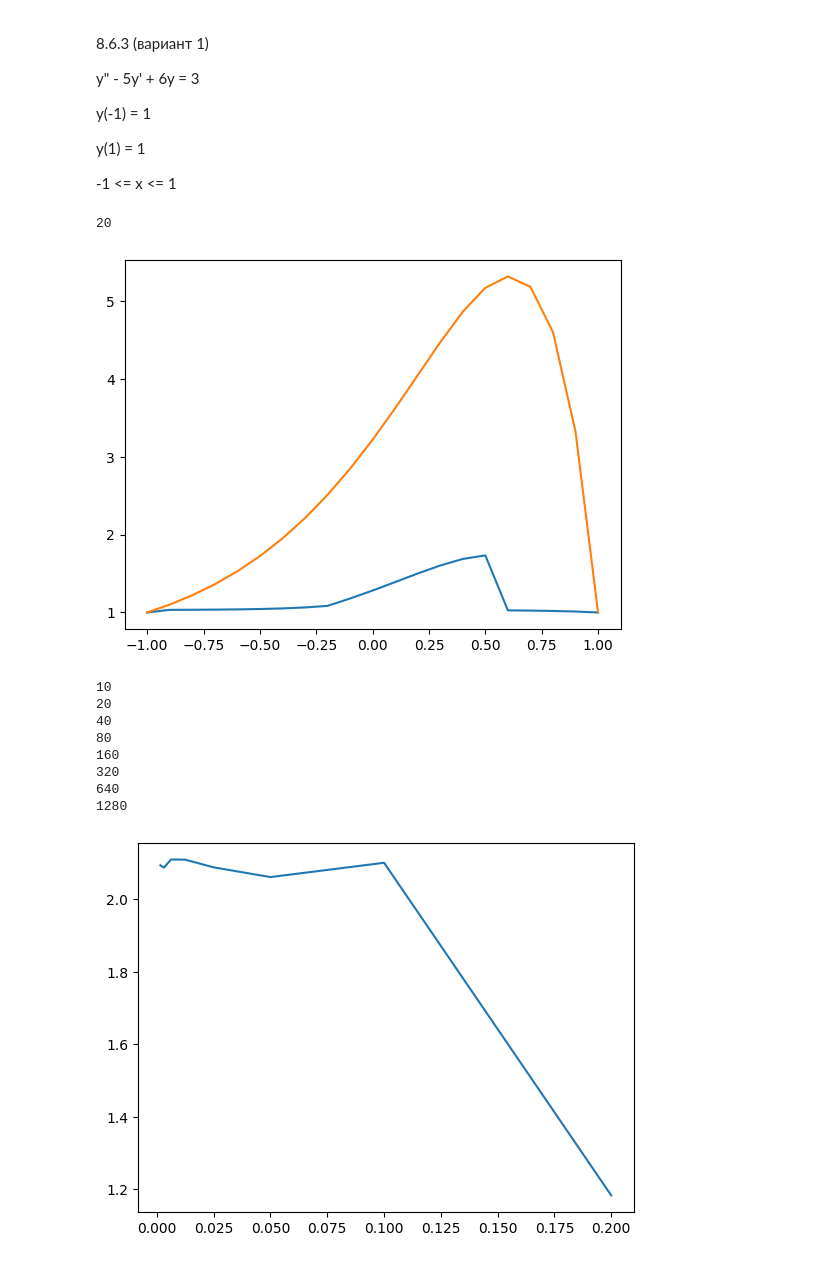
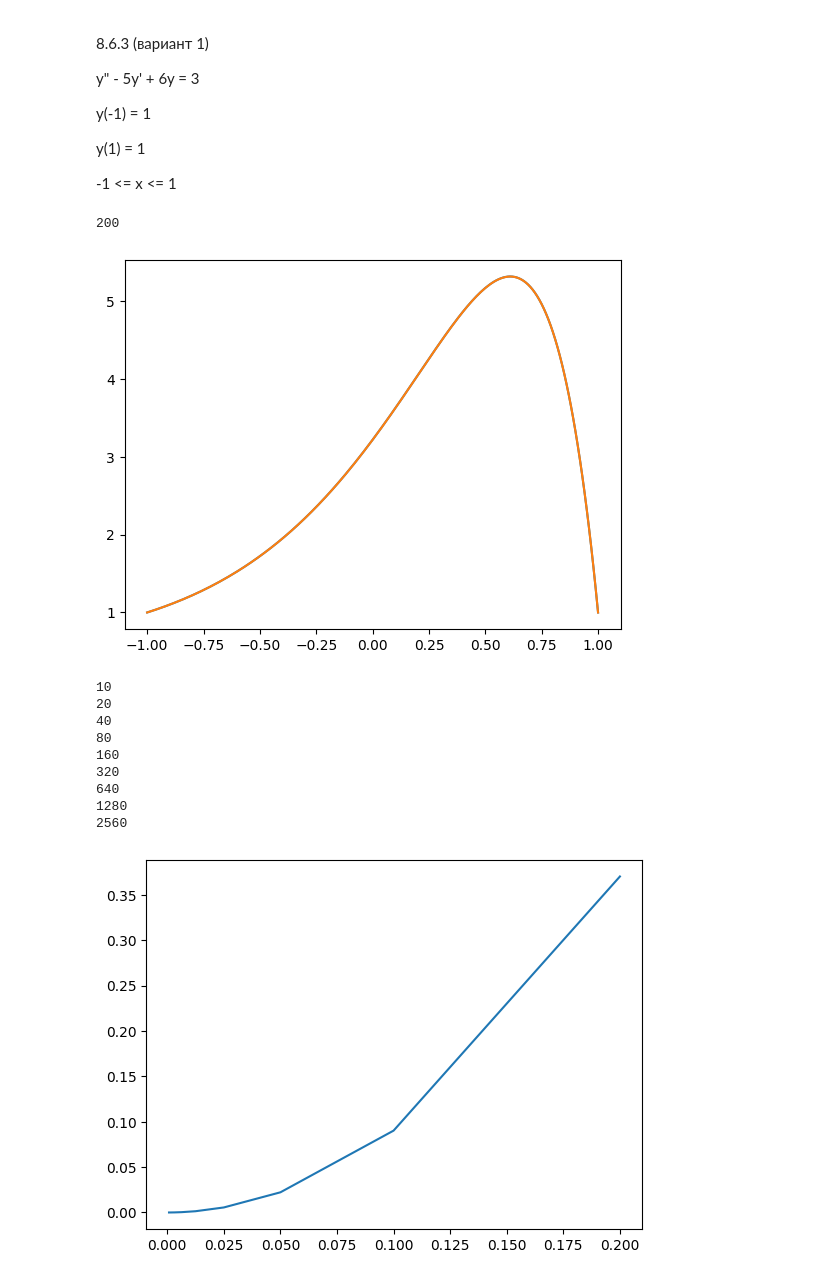
Before and after one commit to Micro-ice-ice/MPE, a Jupyter notebook: BG.ipynb, the cells around one changed output. Drawn from its saved outputs; the diff is of its cells as text; code cells hidden in the pictures.

```diff
--- a/BG.ipynb
+++ b/BG.ipynb
@@ -54,7 +54,7 @@ def analitic(x):
 # %%
 left = -1
 right = 1
-h = 0.1
+h = 0.01
 x_v = [left]
 n = int((right - left) / h)
 for i in range(0, n):
@@ -92,8 +92,8 @@ plt.plot(x_v, y_v)
 plt.plot(x_v, y_analitic_v)
 plt.show()
 # %% [output]
-20
+200
-[figure, old version]
+[figure, new version]
 # %%
 left = -1
 right = 1
@@ -102,7 +102,7 @@ delta_v = []
 h_v = []
 
 h_list = [0.2]
-n = 7 # h-count
+n = 8 # h-count
 for i in range(0, n):
     h_list.append(h_list[i] / 2)
 
@@ -128,32 +128,33 @@ for h in h_list:
     # print(A)
     # print(b)
 
     C = np.linalg.solve(A.T, b)
 
     delta = 0
     for x in x_v:
         y = 1
         for i in range(0, len(C)):
             y = y + C[i]  * phi(i + 1, h, x, x_v)
 
         y_analitic = analitic(x)
 
         if abs(y_analitic - y) > delta:
             delta = abs(y_analitic - y)
 
-    delta_v.append(log(delta, 2))
+    delta_v.append((delta))
     h_v.append(h)
 
 
 plt.plot(h_v, delta_v)
 plt.show()
 # %% [output]
 10
 20
 40
 80
 160
 320
 640
 1280
+2560
-[figure, old version]
+[figure, new version]
```
